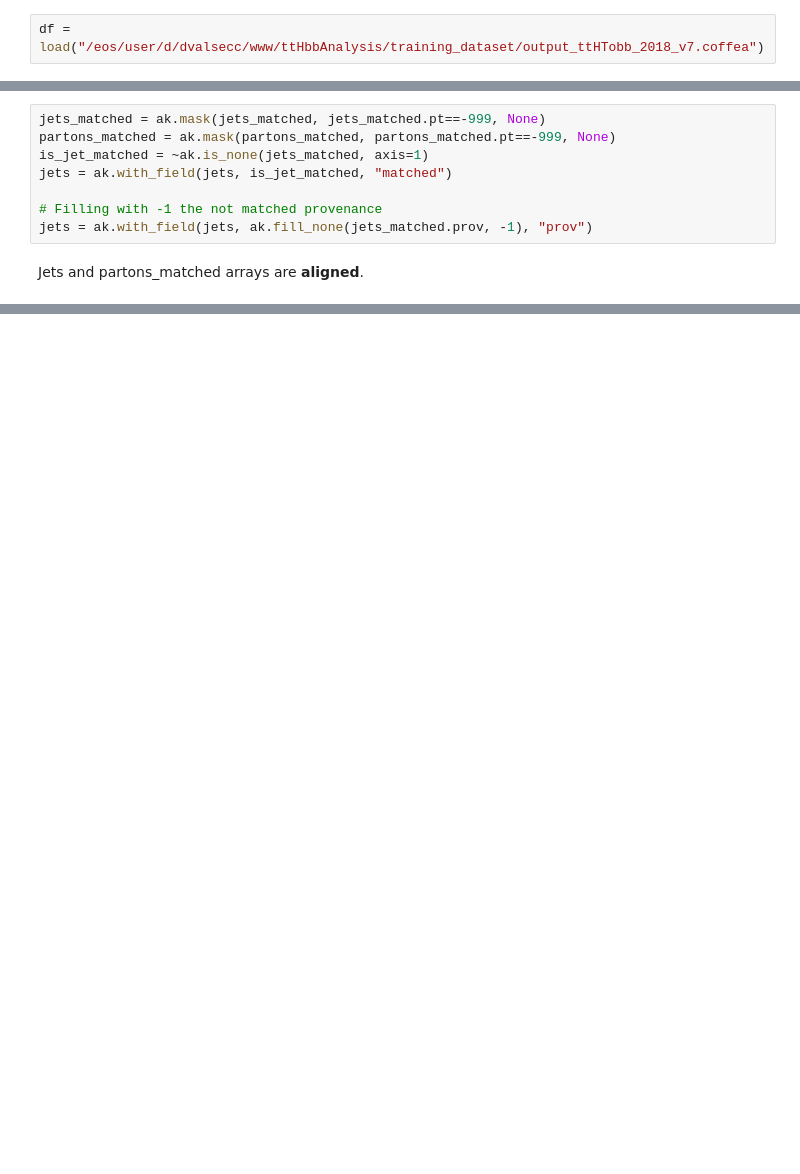
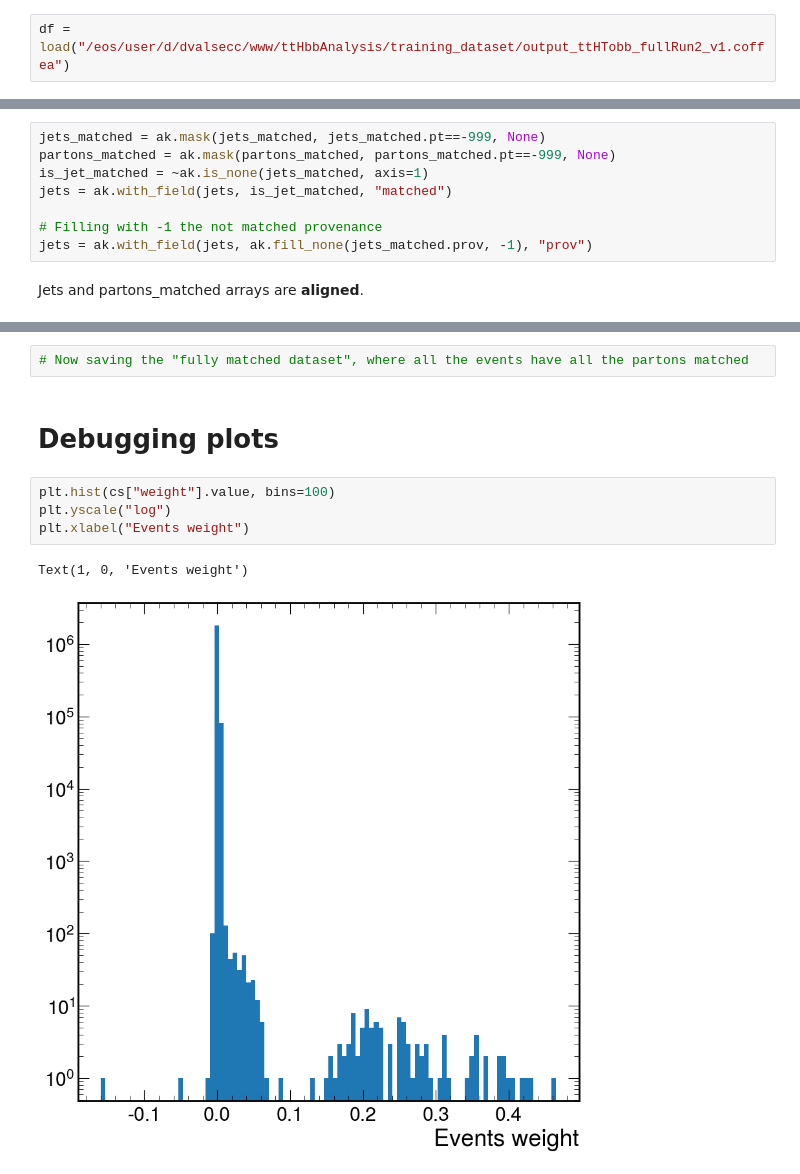
Before and after one commit to valsdav/ttHbb_jets_partons_studies, a Jupyter notebook: GenLevelDataset.ipynb, the cells around one changed output, grey strips where cells are left out. Saved outputs shown, nothing was run; the diff lists cells and outputs as text; blank space fills up the shorter version.

```diff
--- a/GenLevelDataset.ipynb
+++ b/GenLevelDataset.ipynb
@@ -19,7 +21,7 @@ import hist
 # %% [markdown]
 # Loading the exported dataset
 # %%
-df = load("/eos/user/d/dvalsecc/www/ttHbbAnalysis/training_dataset/output_ttHTobb_2018_v7.coffea")
+df = load("/eos/user/d/dvalsecc/www/ttHbbAnalysis/training_dataset/output_ttHTobb_fullRun2_v1.coffea")
 # %%
 df["cutflow"]
 # %% [output]
@@ -133,0 +217,11 @@ higgs
+# %%
+# Now saving the "fully matched dataset", where all the events have all the partons matched
+# %% [markdown]
+# Debugging plots
+# %%
+plt.hist(cs["weight"].value, bins=100)
+plt.yscale("log")
+plt.xlabel("Events weight")
+# %% [output]
+Text(1, 0, 'Events weight')
+[figure, added]
```
Also changed, not shown: parts of 16 cells of this notebook, 1 other file.
